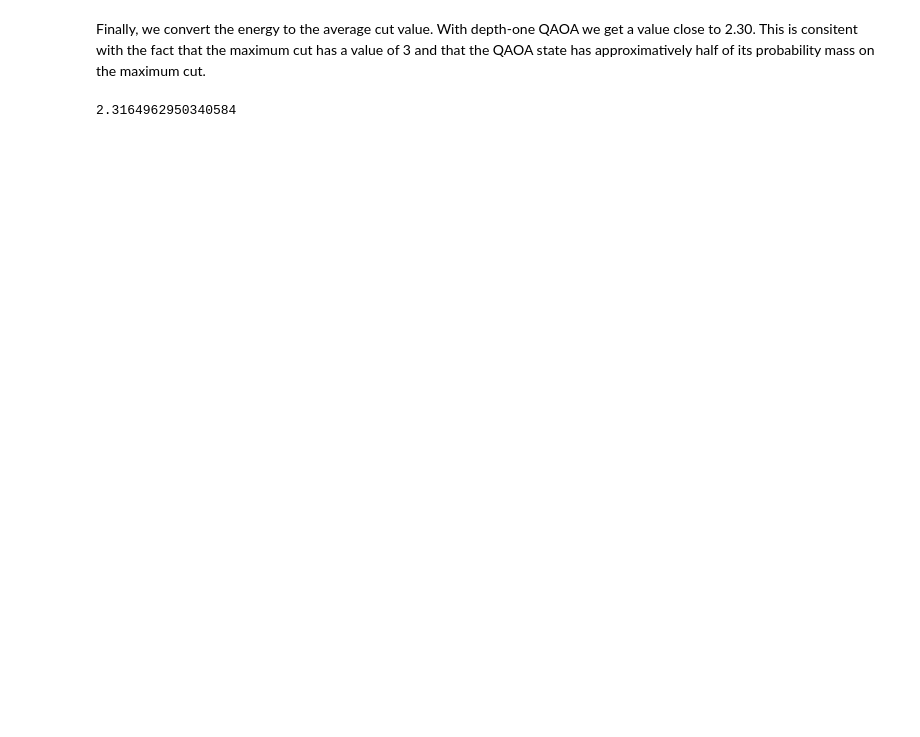
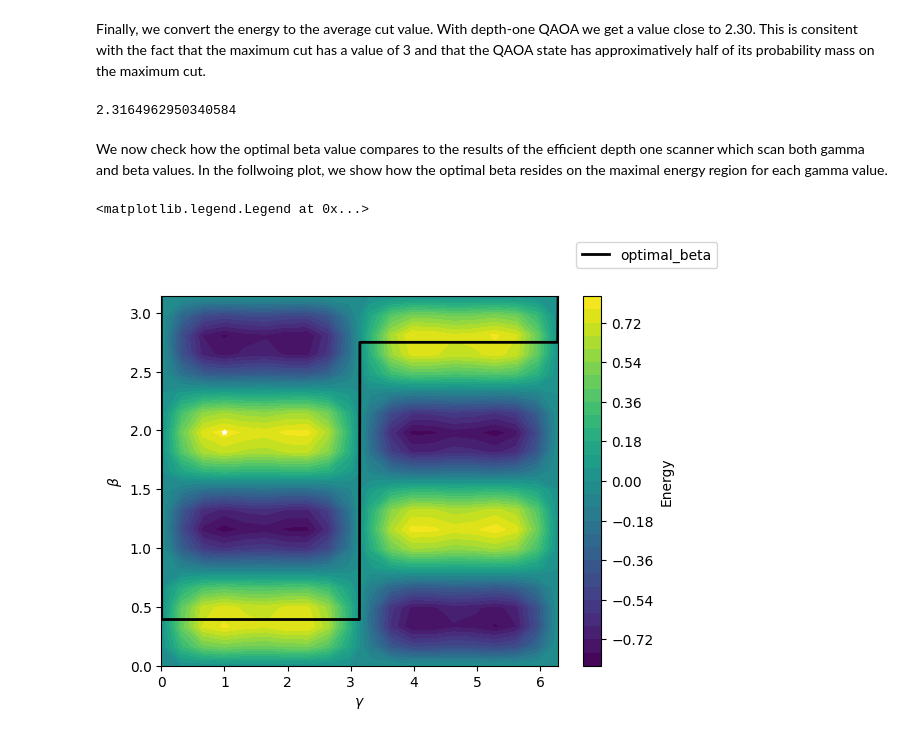
Before and after one commit to qiskit-community/qaoa_training_pipeline, a Jupyter notebook: how_tos/optimal_beta_per_gamma_depth_one.ipynb, the cells around one changed output. Drawn from its saved outputs; the diff is of its cells as text; code cells hidden in the pictures; blank space fills up the shorter version.

Commit message:
add a plot to the notebook

```diff
--- a/how_tos/optimal_beta_per_gamma_depth_one.ipynb
+++ b/how_tos/optimal_beta_per_gamma_depth_one.ipynb
@@ -85,3 +86,18 @@ Finally, we convert the energy to the average cut value. With depth-one QAOA we
 result["energy"] + len(graph.edges()) / 2
 # %% [output]
 2.3164962950340584
+# %% [markdown]
+We now check how the optimal beta value compares to the results of the efficient depth one scanner which scan both gamma and beta values. In the follwoing plot, we show how the optimal beta resides on the maximal energy region for each gamma value.
+# %%
+trainer_depth_one = DepthOneScanTrainer(EfficientDepthOneEvaluator())
+result_depth_one_scanner = trainer_depth_one.train(cost_op, num_points=20)
+# %%
+fig, axis = trainer_depth_one.plot()
+gamma_vals = trainer._params2
+beta_vals = trainer._params1
+beta_vals = [x if x > 0 else x+np.pi for x in beta_vals]
+line = axis.plot(gamma_vals, beta_vals, color='black', linewidth=2, label='optimal_beta')
+fig.legend()
+# %% [output]
+<matplotlib.legend.Legend at 0x...>
+[figure, added]
```
Also changed, not shown: parts of 2 cells of this notebook, 1 other file.
